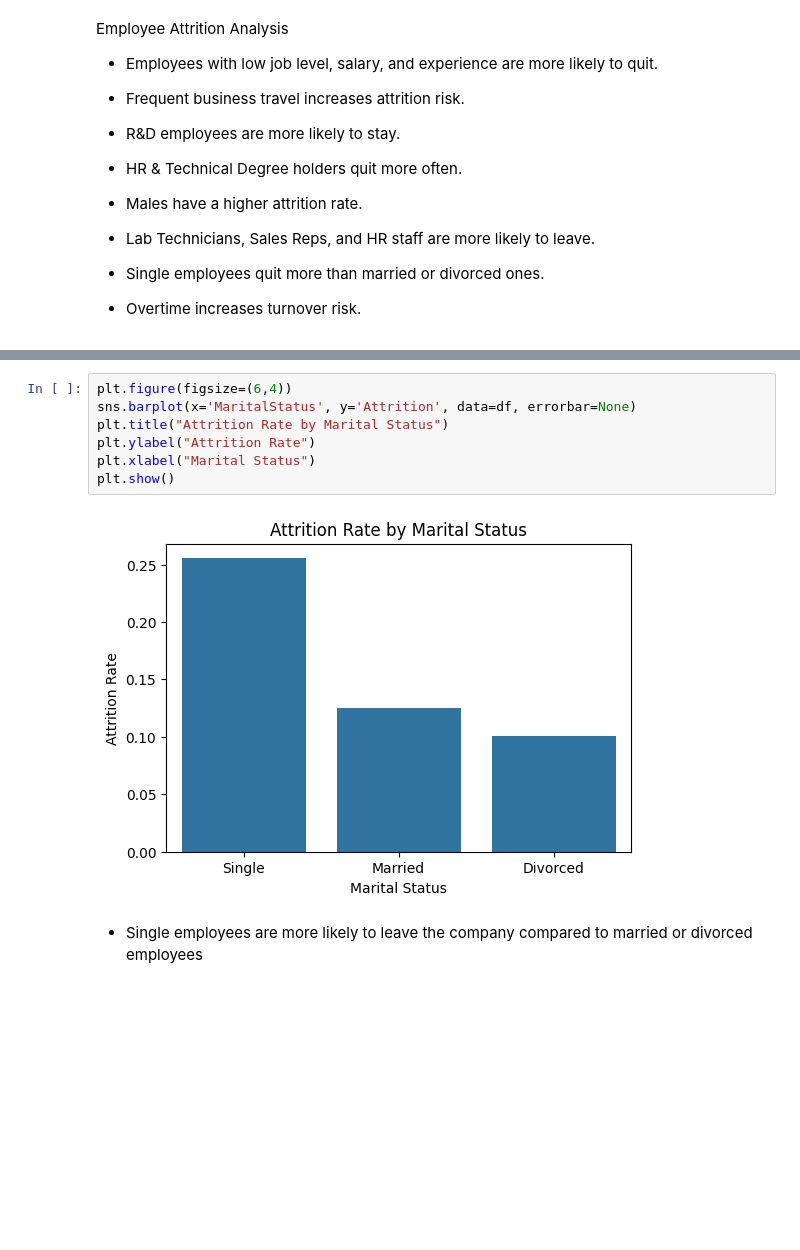
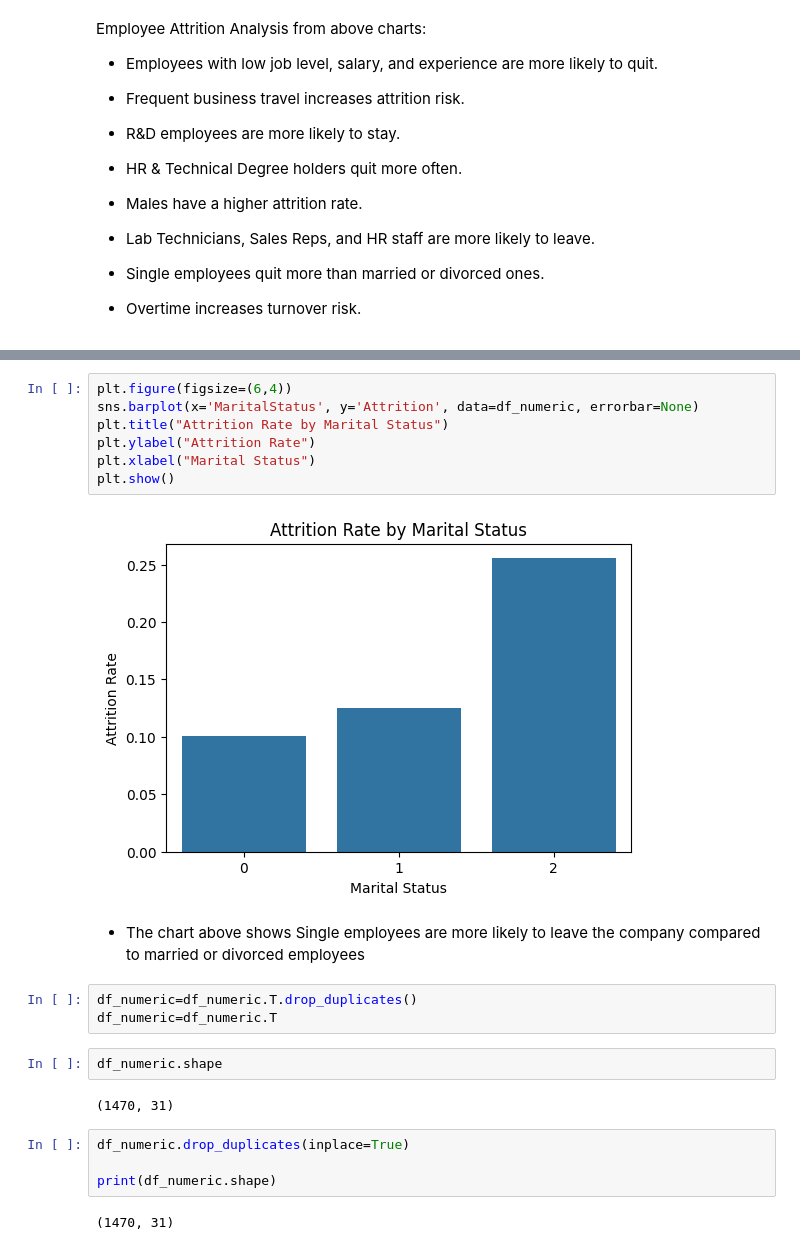
Before and after one commit to mariyamjabir/HR_Analytics, a Jupyter notebook: notebooks/01_EDA_and_Data_Preprocessing.ipynb, the cells around one changed output, grey strips where cells are left out. Saved outputs shown, nothing was run; the diff lists cells and outputs as text; blank space fills up the shorter version.

```diff
--- a/notebooks/01_EDA_and_Data_Preprocessing.ipynb
+++ b/notebooks/01_EDA_and_Data_Preprocessing.ipynb
@@ -255,7 +252,7 @@ df_numeric.hvplot.hist(y='TotalWorkingYears', by='Attrition', subplots=False, wi
 # %% [output]
 [interactive output not drawn]
 # %% [markdown]
-Employee Attrition Analysis
+Employee Attrition Analysis from above charts:
 
 - Employees with low job level, salary, and experience are more likely to quit.
 
@@ -278,12 +275,25 @@ df_numeric.drop('Attrition', axis=1).corrwith(df_numeric.Attrition).hvplot.barh(
 [interactive output not drawn]
 # %%
 plt.figure(figsize=(6,4))
-sns.barplot(x='MaritalStatus', y='Attrition', data=df, errorbar=None)
+sns.barplot(x='MaritalStatus', y='Attrition', data=df_numeric, errorbar=None)
 plt.title("Attrition Rate by Marital Status")
 plt.ylabel("Attrition Rate")
 plt.xlabel("Marital Status")
 plt.show()
 # %% [output]
-[figure, old version]
+[figure, new version]
 # %% [markdown]
-- Single employees are more likely to leave the company compared to married or divorced employees
+- The chart above shows Single employees are more likely to leave the company compared to married or divorced employees
+# %%
+df_numeric=df_numeric.T.drop_duplicates()
+df_numeric=df_numeric.T
+# %%
+df_numeric.shape
+# %% [output]
+(1470, 31)
+# %%
+df_numeric.drop_duplicates(inplace=True)
+
+print(df_numeric.shape)
+# %% [output]
+(1470, 31)
```
Also changed, not shown: parts of 28 cells of this notebook.
